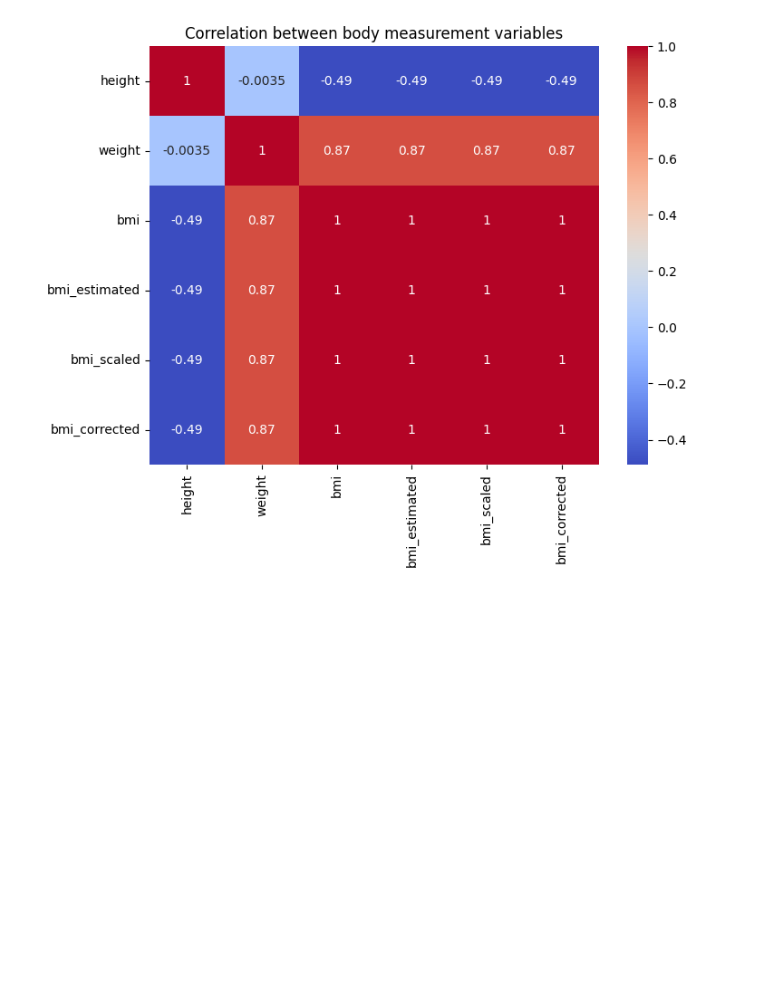
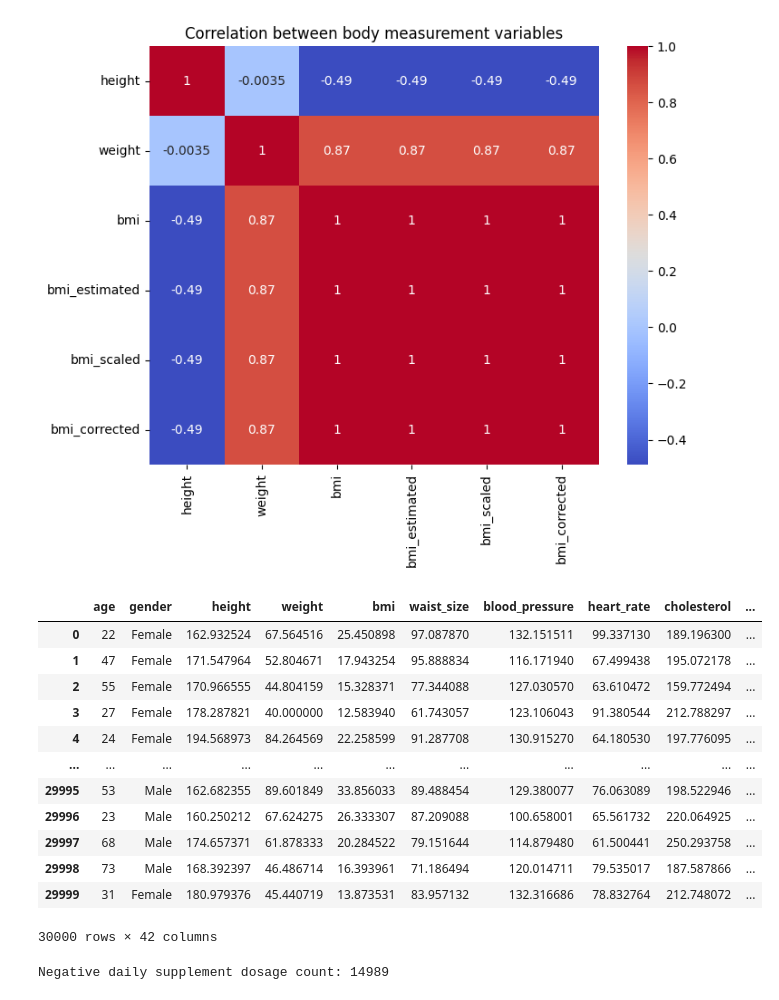
Before and after one commit to SanjayBista1010/Classification, a Jupyter notebook: DiseaseRiskAnalysis.ipynb, the cells around one changed output. Cells and saved outputs as stored; diff of their text form; code cells hidden in the pictures; blank space fills up the shorter version.

```diff
--- a/DiseaseRiskAnalysis.ipynb
+++ b/DiseaseRiskAnalysis.ipynb
@@ -132,8 +132,8 @@ df['caffeine_intake'].value_counts()
 | Moderate | 10022 |
 | High | 9967 |
 dtype: int64
-# %%
-df['caffeine_intake'] = df['caffeine_intake'].fillna('Unknown')
+# %%
+df = df.drop(columns=['caffeine_intake'])
 # %%
 df['income'].hist()
 # %% [output]
@@ -270,3 +274,28 @@ plt.title('Correlation between body measurement variables')
 plt.show()
 # %% [output]
 [figure]
+# %%
+df = df.drop(columns=['bmi_estimated', 'bmi_scaled', 'bmi_corrected'])
+# %%
+df = df.drop(columns=['survey_code'])
+# %%
+df
+# %% [output]
+|  | age | gender | height | weight | bmi | waist_size | blood_pressure | heart_rate | cholesterol | ... |
+| 0 | 22 | Female | 162.932524 | 67.564516 | 25.450898 | 97.087870 | 132.151511 | 99.337130 | 189.196300 | ... |
+| 1 | 47 | Female | 171.547964 | 52.804671 | 17.943254 | 95.888834 | 116.171940 | 67.499438 | 195.072178 | ... |
+| 2 | 55 | Female | 170.966555 | 44.804159 | 15.328371 | 77.344088 | 127.030570 | 63.610472 | 159.772494 | ... |
+| 3 | 27 | Female | 178.287821 | 40.000000 | 12.583940 | 61.743057 | 123.106043 | 91.380544 | 212.788297 | ... |
+| 4 | 24 | Female | 194.568973 | 84.264569 | 22.258599 | 91.287708 | 130.915270 | 64.180530 | 197.776095 | ... |
+| ... | ... | ... | ... | ... | ... | ... | ... | ... | ... | ... |
+| 29995 | 53 | Male | 162.682355 | 89.601849 | 33.856033 | 89.488454 | 129.380077 | 76.063089 | 198.522946 | ... |
+| 29996 | 23 | Male | 160.250212 | 67.624275 | 26.333307 | 87.209088 | 100.658001 | 65.561732 | 220.064925 | ... |
+| 29997 | 68 | Male | 174.657371 | 61.878333 | 20.284522 | 79.151644 | 114.879480 | 61.500441 | 250.293758 | ... |
+| 29998 | 73 | Male | 168.392397 | 46.486714 | 16.393961 | 71.186494 | 120.014711 | 79.535017 | 187.587866 | ... |
+| 29999 | 31 | Female | 180.979376 | 45.440719 | 13.873531 | 83.957132 | 132.316686 | 78.832764 | 212.748072 | ... |
+30000 rows × 42 columns
+# %%
+neg_count = (df['daily_supplement_dosage'] < 0).sum()
+print(f"Negative daily supplement dosage count: {neg_count}")
+# %% [output]
+Negative daily supplement dosage count: 14989
```
Also changed, not shown: parts of 8 cells of this notebook.
